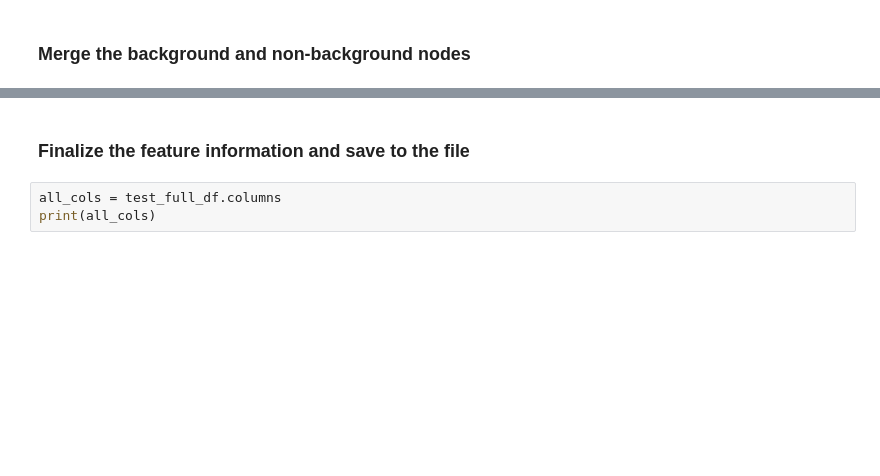
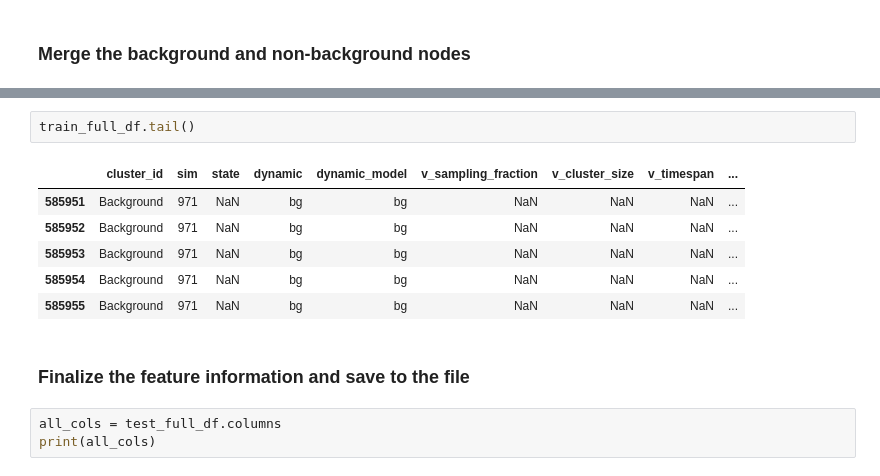
Before and after one commit to YanjunLi-CS/DeepPhyTree, a Jupyter notebook: aly/aly_data_02172021.ipynb, the cells around one changed output, grey strips where cells are left out. Drawn from its saved outputs; the diff is of its cells as text; blank space fills up the shorter version.

Commit message:
full dl framework

```diff
--- a/aly/aly_data_02172021.ipynb
+++ b/aly/aly_data_02172021.ipynb
@@ -929,3 +1008,12 @@ train_full_df.head()
+# %%
+train_full_df.tail()
+# %% [output]
+|  | cluster_id | sim | state | dynamic | dynamic_model | v_sampling_fraction | v_cluster_size | v_timespan | ... |
+| 585951 | Background | 971 | NaN | bg | bg | NaN | NaN | NaN | ... |
+| 585952 | Background | 971 | NaN | bg | bg | NaN | NaN | NaN | ... |
+| 585953 | Background | 971 | NaN | bg | bg | NaN | NaN | NaN | ... |
+| 585954 | Background | 971 | NaN | bg | bg | NaN | NaN | NaN | ... |
+| 585955 | Background | 971 | NaN | bg | bg | NaN | NaN | NaN | ... |
 # %% [markdown]
 ### Finalize the feature information and save to the file
 # %%
```
Also changed, not shown: parts of 32 cells of this notebook, 16 other files.
